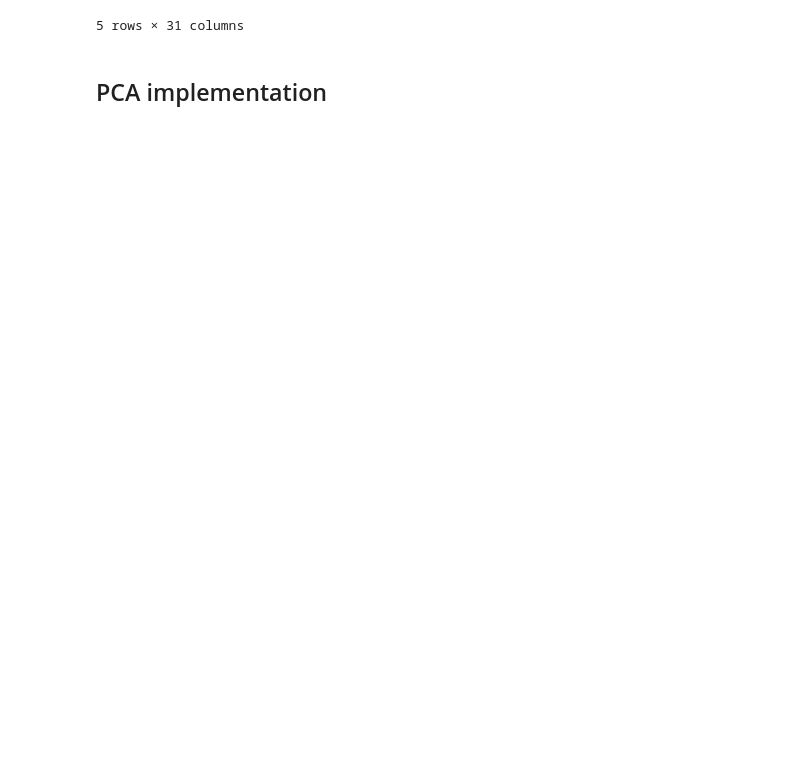
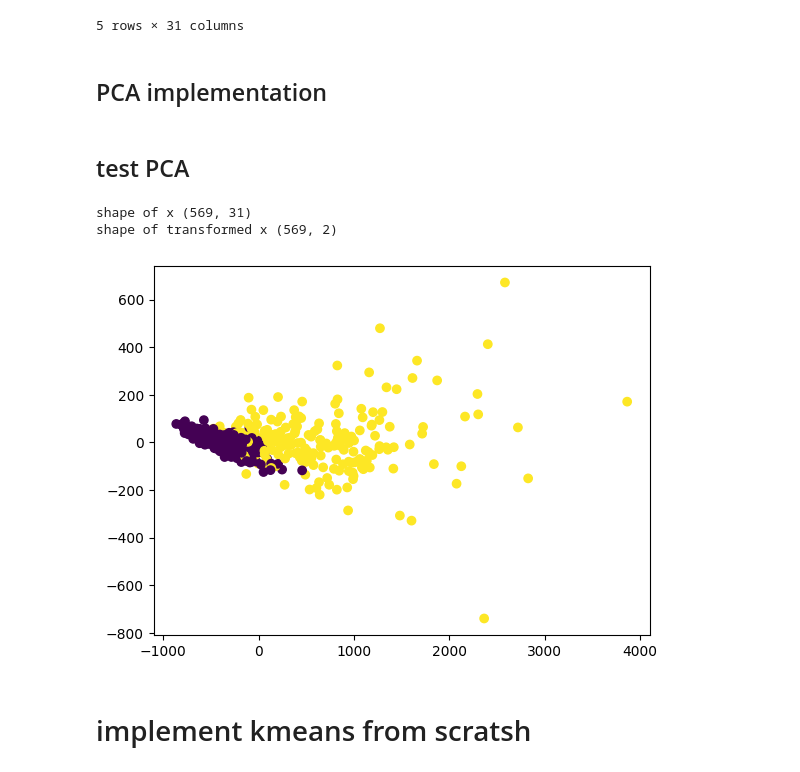
Before and after one commit to Tahker-w-tadmeer/intro_to_ml, a Jupyter notebook: ass 4/breast_cancer.ipynb, the cells around one changed output. Saved outputs shown, nothing was run; the diff lists cells and outputs as text; code cells hidden in the pictures; blank space fills up the shorter version.

```diff
--- a/ass 4/breast_cancer.ipynb
+++ b/ass 4/breast_cancer.ipynb
@@ -34,5 +34,7 @@ df.head()
 | 3 | M | 11.42 | 20.38 | 77.58 | 386.1 | 0.14250 | 0.28390 | ... |
 | 4 | M | 20.29 | 14.34 | 135.10 | 1297.0 | 0.10030 | 0.13280 | ... |
 5 rows × 31 columns
+# %%
+df['diagnosis']=df['diagnosis'].map({'M':1,'B':0})
 # %% [markdown]
 ## PCA implementation
@@ -68,0 +41,44 @@ class PCA:
+# %%
+class PCA:
+    def __init__(self, n_components):
+        self.n_components=n_components
+        self.component=None
+        self.mean=None
+    def fit(self,x):
+        #mean of the data
+        self.mean=np.mean(x,axis=0)
+        #covariance of data
+        x=x-self.mean
+        cov=np.cov(x.T)
+        #eigen values and eigen vectors
+        eigenvalues,eigenvectors=np.linalg.eig(cov)
+        #eigenvectors is a coloun vector
+        eigenvectors=eigenvectors.T
+        #sort the eigen values and eigen vectors
+        idxs=np.argsort(eigenvalues)[::-1]
+        eigenvalues=eigenvalues[idxs]
+        eigenvectors=eigenvectors[idxs]
+        #store the first n eigen vectors
+        self.components=eigenvectors[0:self.n_components]
+    def transform(self,x):
+        x=x-self.mean
+        return np.dot(x,self.components.T)
+# %% [markdown]
+## test PCA
+# %%
+#plot the data
+pca=PCA(2)
+pca.fit(df)
+x_projected=pca.transform(df)
+print("shape of x",df.shape)
+print("shape of transformed x",x_projected.shape)
+x1=x_projected[:,0]
+x2=x_projected[:,1]
+plt.scatter(x1,x2,c=df.diagnosis)
+plt.show()
+# %% [output]
+shape of x (569, 31)
+shape of transformed x (569, 2)
+[figure, added]
+# %% [markdown]
+# implement kmeans from scratsh
```
Also changed, not shown: parts of 2 cells of this notebook.
